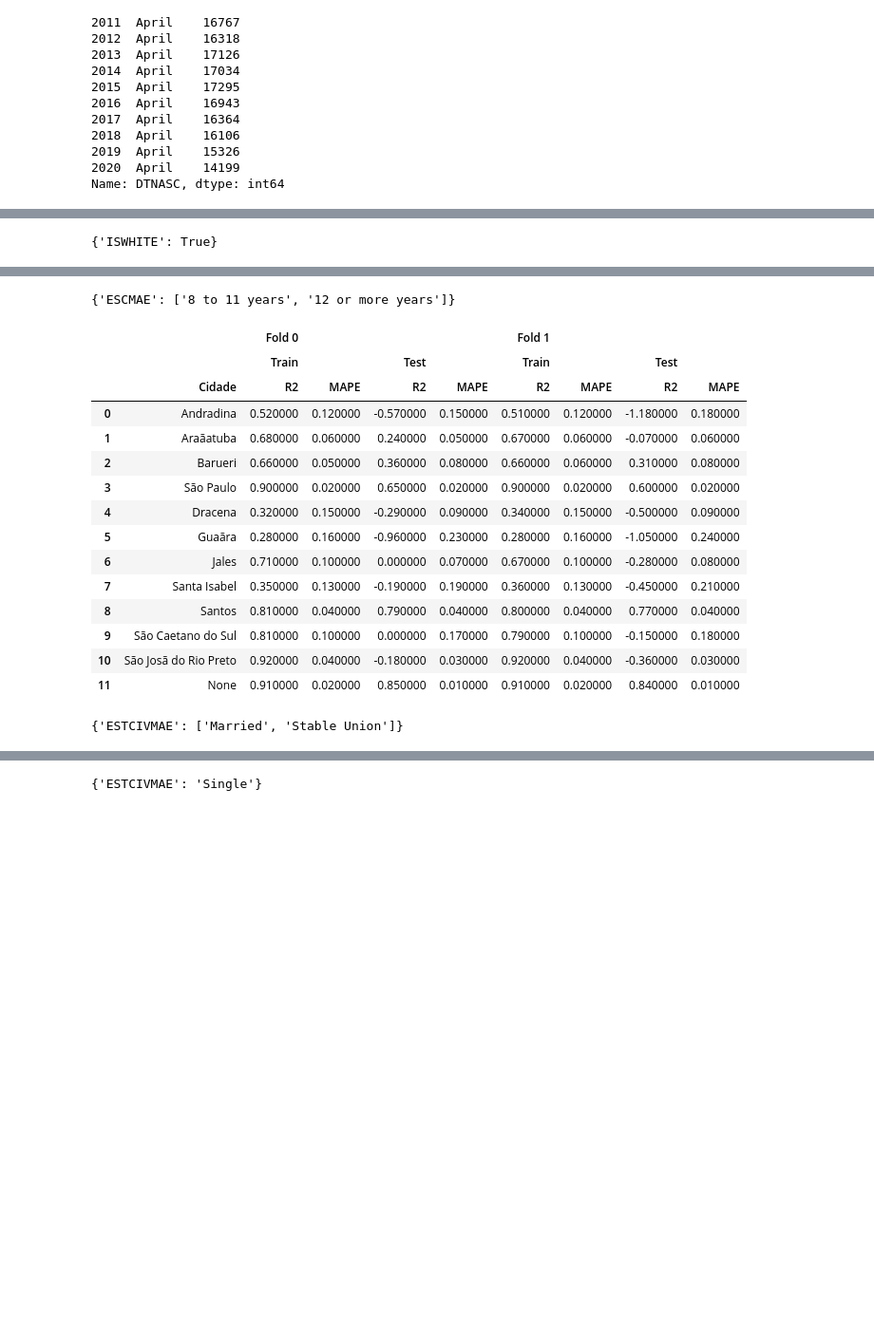
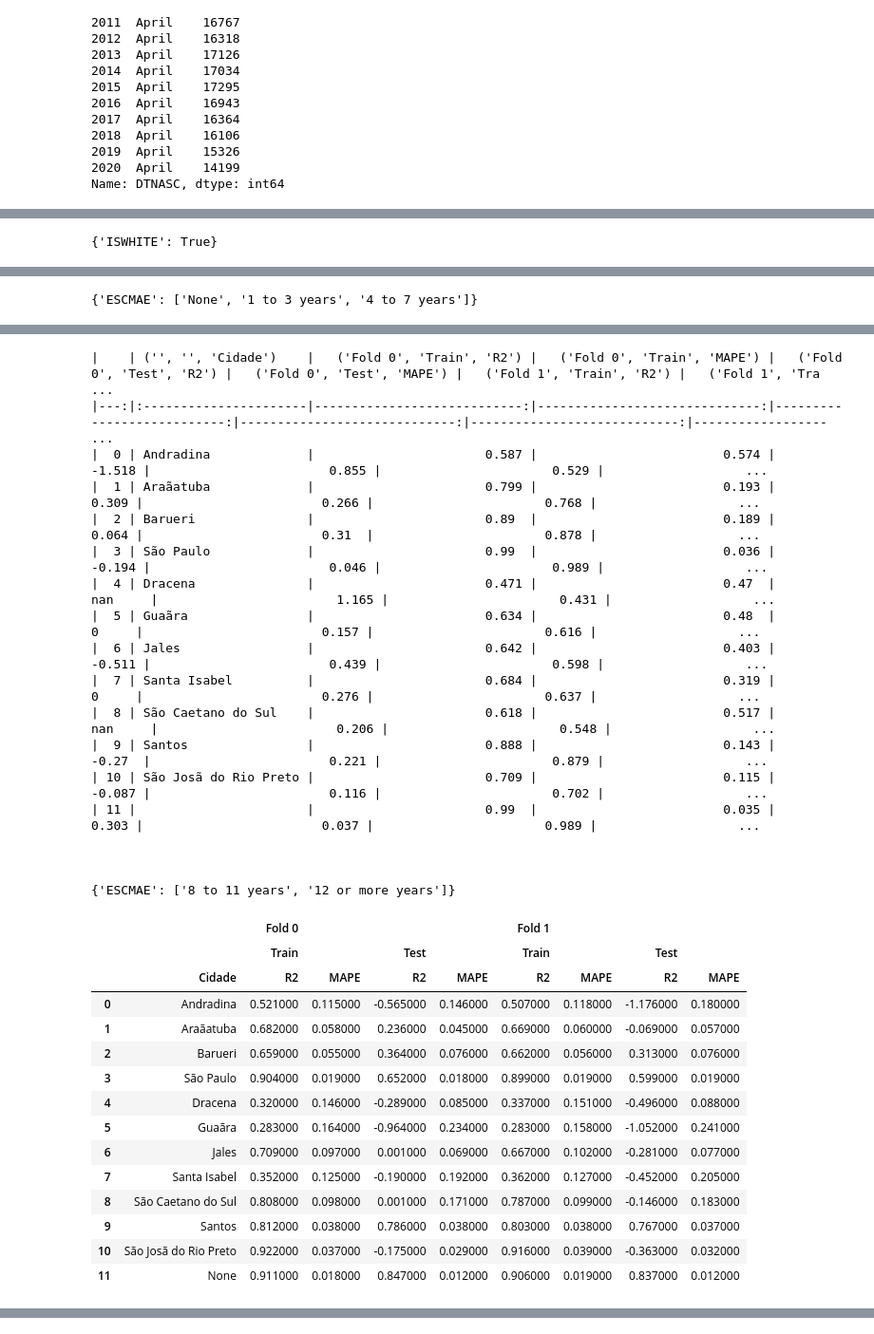
Before and after one commit to Kotzly/DS4H_Course, a Jupyter notebook: notebooks/DS4H_full.ipynb, the cells around one changed output, grey strips where cells are left out. Shown at 95% size. Cells and saved outputs as stored; diff of their text form; code cells hidden in the pictures; blank space fills up the shorter version.

```diff
--- a/notebooks/DS4H_full.ipynb
+++ b/notebooks/DS4H_full.ipynb
@@ -567,7 +567,7 @@ from sklearn.ensemble import RandomForestRegressor
 from sklearn.svm import SVR
 
 def mean_absolute_percentage_error(y_true, y_pred):
-  return np.mean(abs(y_true - y_pred) / y_true)
+  return np.mean(abs(y_pred - y_true) / y_true)
 
 def evaluate(y_true, y_pred):
   metrics = {
@@ -619,11 +619,11 @@ USE_YEAR = True
 results = []
 cities = list(df.MUNNAME.unique()) + [None]
 for i, fold in enumerate(FOLDS):
+  result_dict = dict()
   for city in cities:
-  # for city in ["São Paulo"]:
     train_intervals, test_intervals = fold["train"], fold["test"]
-    x_train, y_train, _ = create_folds_seq_with_year(processed_df, train_intervals, n_months=N_MONTHS, n_years=N_YEARS, city=city, use_year=USE_YEAR, other_filters=None)
-    x_test, y_test, _ = create_folds_seq_with_year(processed_df, test_intervals, n_months=N_MONTHS, n_years=N_YEARS, city=city, use_year=USE_YEAR, other_filters=None)
+    x_train, y_train, _ = create_folds_seq_with_year(df, train_intervals, n_months=N_MONTHS, n_years=N_YEARS, city=city, use_year=USE_YEAR, other_filters=None)
+    x_test, y_test, _ = create_folds_seq_with_year(df, test_intervals, n_months=N_MONTHS, n_years=N_YEARS, city=city, use_year=USE_YEAR, other_filters=None)
 
     scaler = StandardScaler()
 
@@ -640,15 +640,18 @@ for i, fold in enumerate(FOLDS):
 
   results.append(result_dict)
 
+results_all_cities = results
 result_df, formatted_df = create_results_table(results)
 display(formatted_df)
-print("\n\n")
-for i in range(len(results)):
-  print(f"Fold {i}: {FOLDS[i]}")
-  for city in results[i].keys():
-    print(f"\tCity: {city}")
-    print("\t\tR2:{:.2f},MAPE:{:.2f}".format(results[i][city]["train"]["R2"], results[i][city]["train"]["MAPE"]))
-    print("\t\tR2:{:.2f},MAPE:{:.2f}".format(results[i][city]["test"]["R2"], results[i][city]["test"]["MAPE"]))
+print(result_df.to_markdown())
+
+# print("\n\n")
+# for i in range(len(results)):
+#   print(f"Fold {i}: {FOLDS[i]}")
+#   for city in results[i].keys():
+#     print(f"\tCity: {city}")
+#     print("\t\tR2:{:.2f},MAPE:{:.2f}".format(results[i][city]["train"]["R2"], results[i][city]["train"]["MAPE"]))
+#     print("\t\tR2:{:.2f},MAPE:{:.2f}".format(results[i][city]["test"]["R2"], results[i][city]["test"]["MAPE"]))
 # %% [output]
 |  |  | Fold 0 |  |  |  | Fold 1 |  |  |  |
 |  |  | Train |  | Test |  | Train |  | Test |  |
@@ -694,7 +694,9 @@ filters_kwargs_list = [
   {"ESCMAE": ["8 to 11 years", "12 or more years"]},
   {"ESTCIVMAE": ["Married", "Stable Union"]},
   {"ESTCIVMAE": "Single"},
-
+  {"AGEGROUP": "A1"},
+  {"AGEGROUP": "A2"},
+  {"AGEGROUP": "A3"},
 
 ]
 
@@ -729,8 +731,9 @@ for filters in filters_kwargs_list:
     results.append(result_dict)
 
   print(filters)
-  result_df = create_results_table(results)
-  display(result_df)
+  result_df, formatted_df = create_results_table(results)
+  display(formatted_df)
+  print(result_df.to_markdown())
   print("\n\n")
 # for i in range(len(results)):
 #   print(f"Fold {i}: {FOLDS[i]}")
@@ -775,3 +808,4 @@ for filters in filters_kwargs_list:
+{'ESCMAE': ['None', '1 to 3 years', '4 to 7 years']}
 |  |  | Fold 0 |  |  |  | Fold 1 |  |  |  |
 |  |  | Train |  | Test |  | Train |  | Test |  |
 |  | Cidade | R2 | MAPE | R2 | MAPE | R2 | MAPE | R2 | MAPE |
@@ -790,17 +824,33 @@ for filters in filters_kwargs_list:
-{'ESCMAE': ['8 to 11 years', '12 or more years']}
+|    | ('', '', 'Cidade')    |   ('Fold 0', 'Train', 'R2') |   ('Fold 0', 'Train', 'MAPE') |   ('Fold 0', 'Test', 'R2') |   ('Fold 0', 'Test', 'MAPE') |   ('Fold 1', 'Train', 'R2') |   ('Fold 1', 'Tra ...
+|---:|:----------------------|----------------------------:|------------------------------:|---------------------------:|-----------------------------:|----------------------------:|------------------ ...
+|  0 | Andradina             |                       0.587 |                         0.574 |                     -1.518 |                        0.855 |                       0.529 |                   ...
+|  1 | Araãatuba             |                       0.799 |                         0.193 |                      0.309 |                        0.266 |                       0.768 |                   ...
+|  2 | Barueri               |                       0.89  |                         0.189 |                      0.064 |                        0.31  |                       0.878 |                   ...
+|  3 | São Paulo             |                       0.99  |                         0.036 |                     -0.194 |                        0.046 |                       0.989 |                   ...
+|  4 | Dracena               |                       0.471 |                         0.47  |                    nan     |                        1.165 |                       0.431 |                   ...
+|  5 | Guaãra                |                       0.634 |                         0.48  |                      0     |                        0.157 |                       0.616 |                   ...
+|  6 | Jales                 |                       0.642 |                         0.403 |                     -0.511 |                        0.439 |                       0.598 |                   ...
+|  7 | Santa Isabel          |                       0.684 |                         0.319 |                      0     |                        0.276 |                       0.637 |                   ...
+|  8 | São Caetano do Sul    |                       0.618 |                         0.517 |                    nan     |                        0.206 |                       0.548 |                   ...
+|  9 | Santos                |                       0.888 |                         0.143 |                     -0.27  |                        0.221 |                       0.879 |                   ...
+| 10 | São Josã do Rio Preto |                       0.709 |                         0.115 |                     -0.087 |                        0.116 |                       0.702 |                   ...
+| 11 |                       |                       0.99  |                         0.035 |                      0.303 |                        0.037 |                       0.989 |                   ...
+
+
+
+{'ESCMAE': ['8 to 11 years', '12 or more years']}
 |  |  | Fold 0 |  |  |  | Fold 1 |  |  |  |
 |  |  | Train |  | Test |  | Train |  | Test |  |
 |  | Cidade | R2 | MAPE | R2 | MAPE | R2 | MAPE | R2 | MAPE |
-| 0 | Andradina | 0.520000 | 0.120000 | -0.570000 | 0.150000 | 0.510000 | 0.120000 | -1.180000 | 0.180000 |
-| 1 | Araãatuba | 0.680000 | 0.060000 | 0.240000 | 0.050000 | 0.670000 | 0.060000 | -0.070000 | 0.060000 |
-| 2 | Barueri | 0.660000 | 0.050000 | 0.360000 | 0.080000 | 0.660000 | 0.060000 | 0.310000 | 0.080000 |
-| 3 | São Paulo | 0.900000 | 0.020000 | 0.650000 | 0.020000 | 0.900000 | 0.020000 | 0.600000 | 0.020000 |
-| 4 | Dracena | 0.320000 | 0.150000 | -0.290000 | 0.090000 | 0.340000 | 0.150000 | -0.500000 | 0.090000 |
-| 5 | Guaãra | 0.280000 | 0.160000 | -0.960000 | 0.230000 | 0.280000 | 0.160000 | -1.050000 | 0.240000 |
-| 6 | Jales | 0.710000 | 0.100000 | 0.000000 | 0.070000 | 0.670000 | 0.100000 | -0.280000 | 0.080000 |
-| 7 | Santa Isabel | 0.350000 | 0.130000 | -0.190000 | 0.190000 | 0.360000 | 0.130000 | -0.450000 | 0.210000 |
-| 8 | Santos | 0.810000 | 0.040000 | 0.790000 | 0.040000 | 0.800000 | 0.040000 | 0.770000 | 0.040000 |
-| 9 | São Caetano do Sul | 0.810000 | 0.100000 | 0.000000 | 0.170000 | 0.790000 | 0.100000 | -0.150000 | 0.180000 |
-| 10 | São Josã do Rio Preto | 0.920000 | 0.040000 | -0.180000 | 0.030000 | 0.920000 | 0.040000 | -0.360000 | 0.030000 |
-| 11 | None | 0.910000 | 0.020000 | 0.850000 | 0.010000 | 0.910000 | 0.020000 | 0.840000 | 0.010000 |
+| 0 | Andradina | 0.521000 | 0.115000 | -0.565000 | 0.146000 | 0.507000 | 0.118000 | -1.176000 | 0.180000 |
+| 1 | Araãatuba | 0.682000 | 0.058000 | 0.236000 | 0.045000 | 0.669000 | 0.060000 | -0.069000 | 0.057000 |
+| 2 | Barueri | 0.659000 | 0.055000 | 0.364000 | 0.076000 | 0.662000 | 0.056000 | 0.313000 | 0.076000 |
+| 3 | São Paulo | 0.904000 | 0.019000 | 0.652000 | 0.018000 | 0.899000 | 0.019000 | 0.599000 | 0.019000 |
+| 4 | Dracena | 0.320000 | 0.146000 | -0.289000 | 0.085000 | 0.337000 | 0.151000 | -0.496000 | 0.088000 |
+| 5 | Guaãra | 0.283000 | 0.164000 | -0.964000 | 0.234000 | 0.283000 | 0.158000 | -1.052000 | 0.241000 |
+| 6 | Jales | 0.709000 | 0.097000 | 0.001000 | 0.069000 | 0.667000 | 0.102000 | -0.281000 | 0.077000 |
+| 7 | Santa Isabel | 0.352000 | 0.125000 | -0.190000 | 0.192000 | 0.362000 | 0.127000 | -0.452000 | 0.205000 |
+| 8 | São Caetano do Sul | 0.808000 | 0.098000 | 0.001000 | 0.171000 | 0.787000 | 0.099000 | -0.146000 | 0.183000 |
+| 9 | Santos | 0.812000 | 0.038000 | 0.786000 | 0.038000 | 0.803000 | 0.038000 | 0.767000 | 0.037000 |
+| 10 | São Josã do Rio Preto | 0.922000 | 0.037000 | -0.175000 | 0.029000 | 0.916000 | 0.039000 | -0.363000 | 0.032000 |
+| 11 | None | 0.911000 | 0.018000 | 0.847000 | 0.012000 | 0.906000 | 0.019000 | 0.837000 | 0.012000 |
-{'ESTCIVMAE': ['Married', 'Stable Union']}
@@ -822 +889,0 @@ for filters in filters_kwargs_list:
-{'ESTCIVMAE': 'Single'}
```
Also changed, not shown: parts of 15 cells of this notebook.
